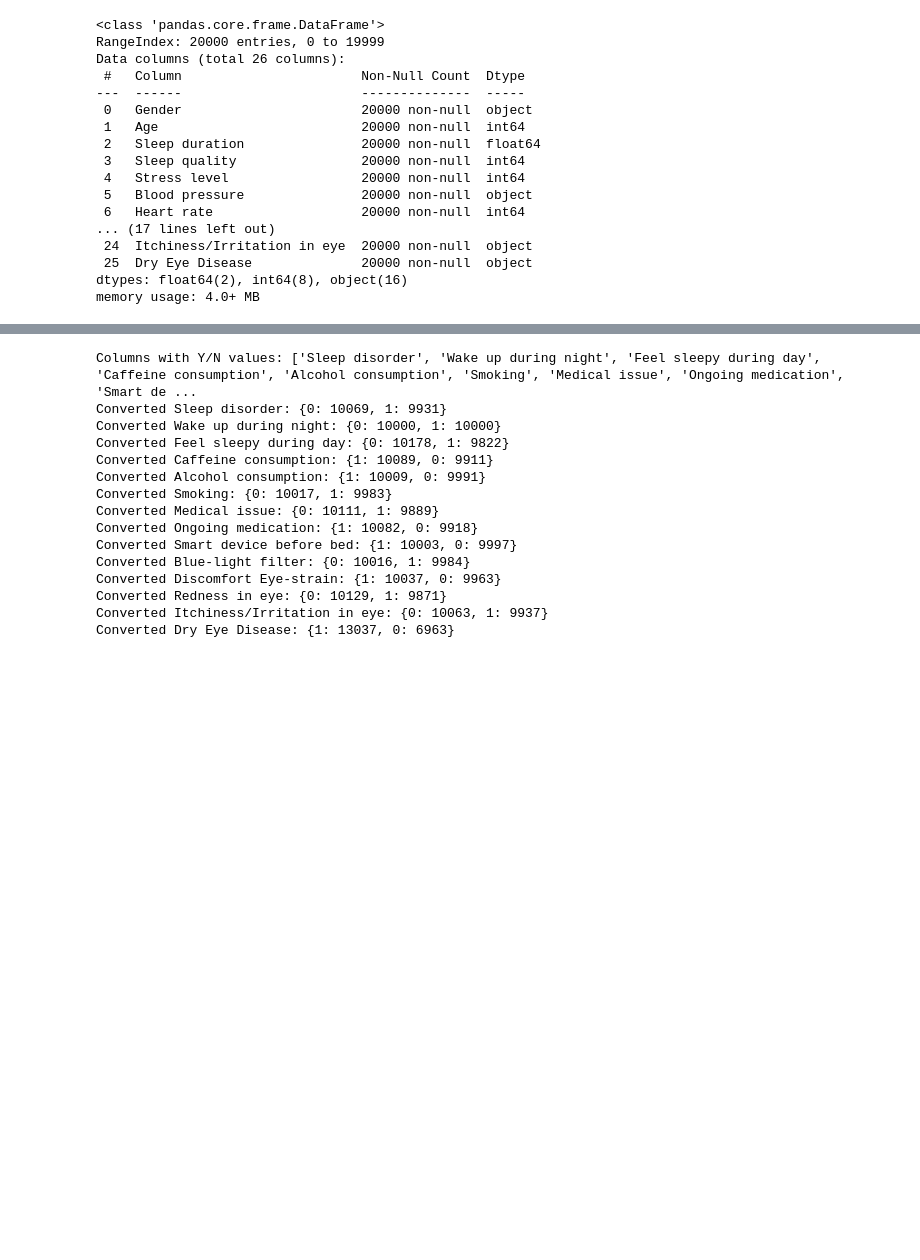
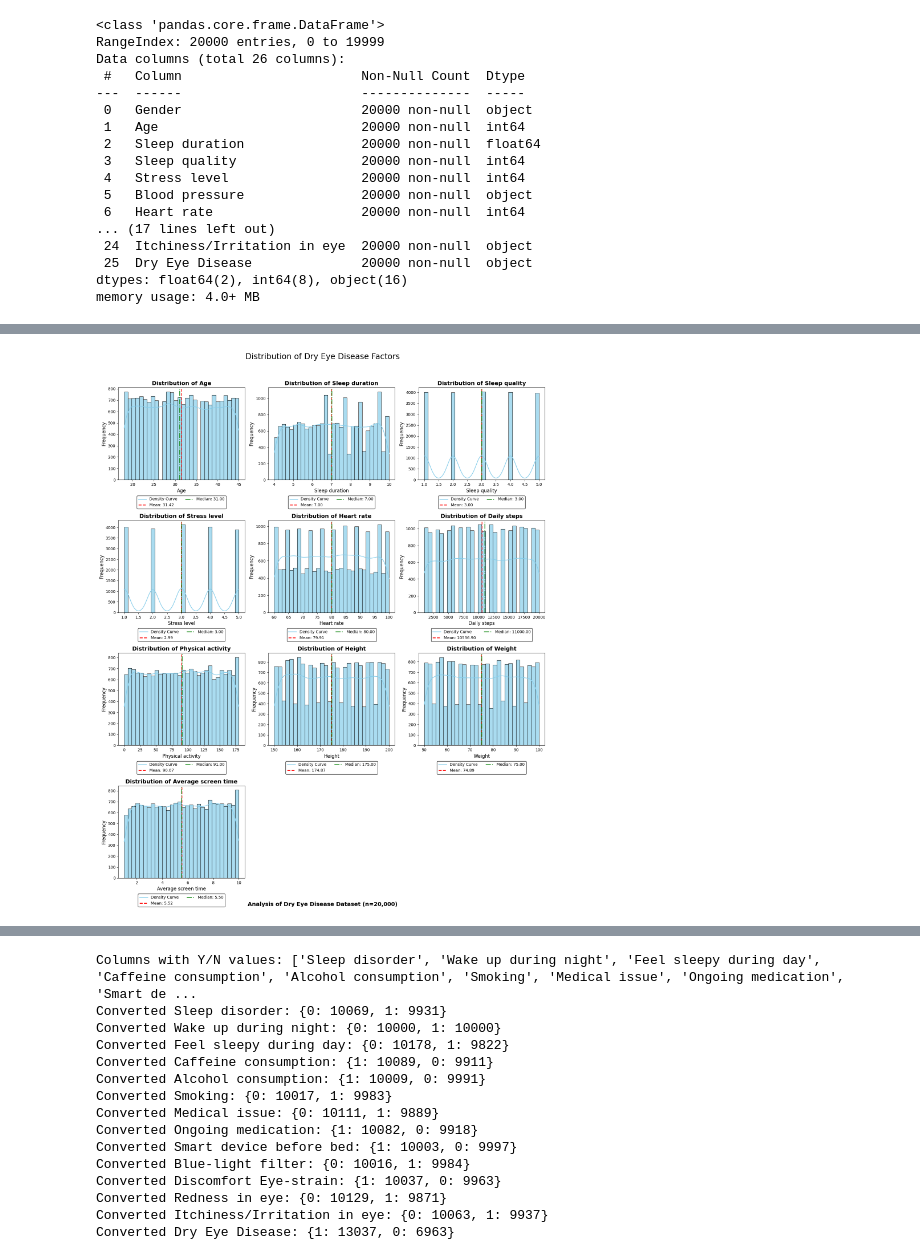
Before and after one commit to adialyssa/Dry-Eye-Disease-Pre-Processing, a Jupyter notebook: dry_eye_dataset(Pre-Processing).ipynb, the cells around one changed output, grey strips where cells are left out. Saved outputs shown, nothing was run; the diff lists cells and outputs as text; code cells hidden in the pictures; blank space fills up the shorter version.

```diff
--- a/dry_eye_dataset(Pre-Processing).ipynb
+++ b/dry_eye_dataset(Pre-Processing).ipynb
@@ -69,0 +135,58 @@ df_PP.head(4)
+# %%
+# Select only numeric columns for histograms
+sns.set_palette("pastel")
+
+# Select only numeric columns for histograms
+numerical_col=df.select_dtypes(include="number").columns.tolist()
+
+# Create subplots with better spacing
+fig, axes = plt.subplots(nrows=4, ncols=3, figsize=(16, 20))
+axes = axes.flatten()
+
+# Plot each numeric column as a histogram with improved styling
+for i, column in enumerate(numerical_col):
+    if i < len(axes):
+        # Create histogram with density curve
+        sns.histplot(df_PP[column], bins=30, kde=True, ax=axes[i],
+                    color='skyblue', edgecolor='black', alpha=0.7)
+
+        # Improve title and labels
+        axes[i].set_title(f'Distribution of {column}', fontsize=14, fontweight='bold')
+        axes[i].set_xlabel(column, fontsize=12)
+        axes[i].set_ylabel('Frequency', fontsize=12)
+
+        # Add mean and median lines
+        mean = df_PP[column].mean()
+        median = df_PP[column].median()
+        axes[i].axvline(mean, color='red', linestyle='--', alpha=0.8, linewidth=2)
+        axes[i].axvline(median, color='green', linestyle='-.', alpha=0.8, linewidth=2)
+
+        # Create proper legend elements
+        legend_elements = [
+            Line2D([0], [0], color='skyblue', lw=2, label='Density Curve'),
+            Line2D([0], [0], color='red', lw=2, linestyle='--', label=f'Mean: {mean:.2f}'),
+            Line2D([0], [0], color='green', lw=2, linestyle='-.', label=f'Median: {median:.2f}')
+        ]
+
+        # Add legend outside the plot area (below the x-axis)
+        axes[i].legend(handles=legend_elements, loc='upper center',
+                      bbox_to_anchor=(0.5, -0.15), fontsize=10,
+                      framealpha=0.9, edgecolor='black', ncol=2)
+
+# Remove any unused subplots
+for i in range(len(numerical_col), len(axes)):
+    fig.delaxes(axes[i])
+
+# Add an overall title
+plt.suptitle('Distribution of Dry Eye Disease Factors', fontsize=20, y=0.98)
+
+# Adjust layout
+plt.tight_layout(rect=[0, 0, 1, 0.96])
+
+# Add a text annotation describing the dataset
+fig.text(0.5, 0.01, 'Analysis of Dry Eye Disease Dataset (n=20,000)',
+         ha='center', fontsize=14, fontweight='bold')
+
+plt.show()
+# %% [output]
+[figure, added]
```
Also changed, not shown: parts of 29 cells of this notebook.
